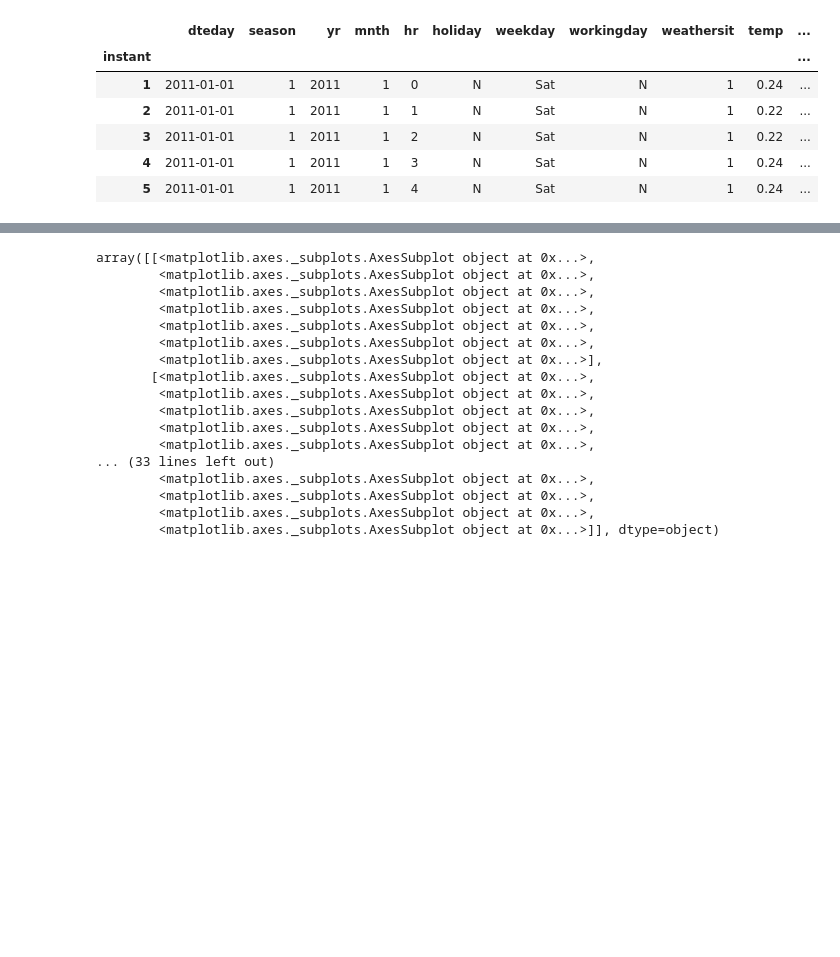
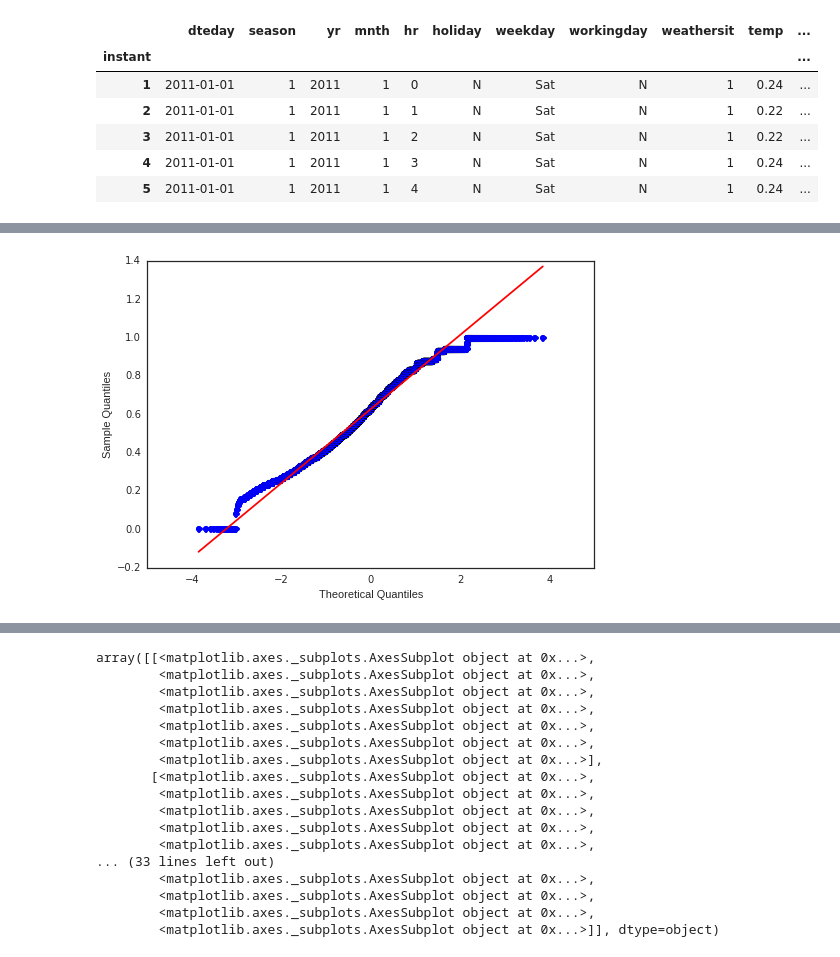
Before and after one commit to sallyi/ga_assignments, a Jupyter notebook: 02_Assignment.ipynb, the cells around one changed output, grey strips where cells are left out. Drawn from its saved outputs; the diff is of its cells as text; code cells hidden in the pictures; blank space fills up the shorter version.

```diff
--- a/02_Assignment.ipynb
+++ b/02_Assignment.ipynb
@@ -90,0 +133,11 @@ bike = bike.convert_objects(convert_numeric=True)
+# %%
+import statsmodels.api as sm
+import scipy.stats as stats
+
+# Check sm.qqplot() configurations with shift+tab to see how you can change the distribution you are testing against!
+fig = sm.qqplot(bike['hum'], dist=stats.distributions.norm, line='s') # line represents "standardized"
+plt.show()
+
+# more efficient than before, didn't have to sort things
+# %% [output]
+[figure, added]
```
Also changed, not shown: parts of 7 cells of this notebook, 3 other files.
